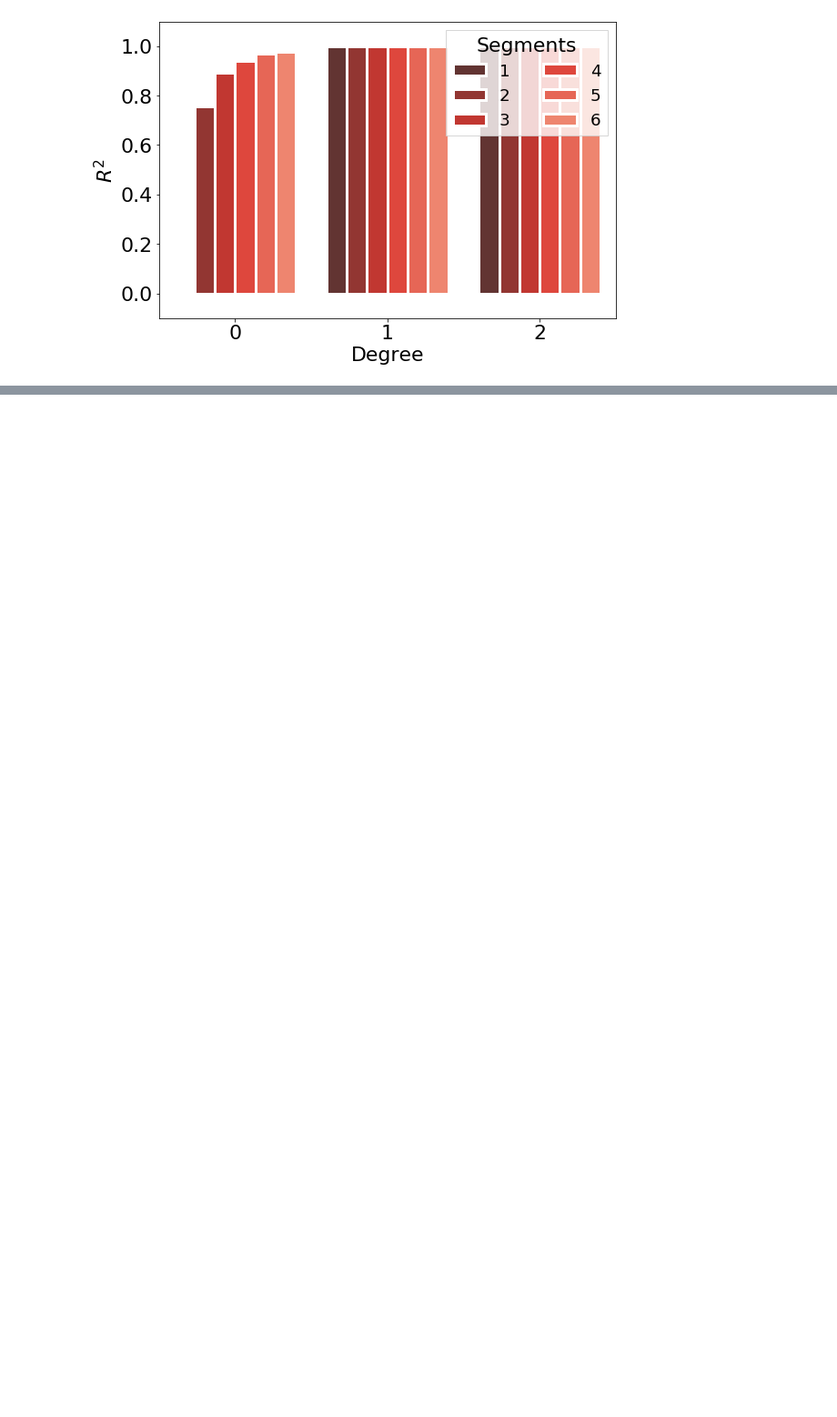
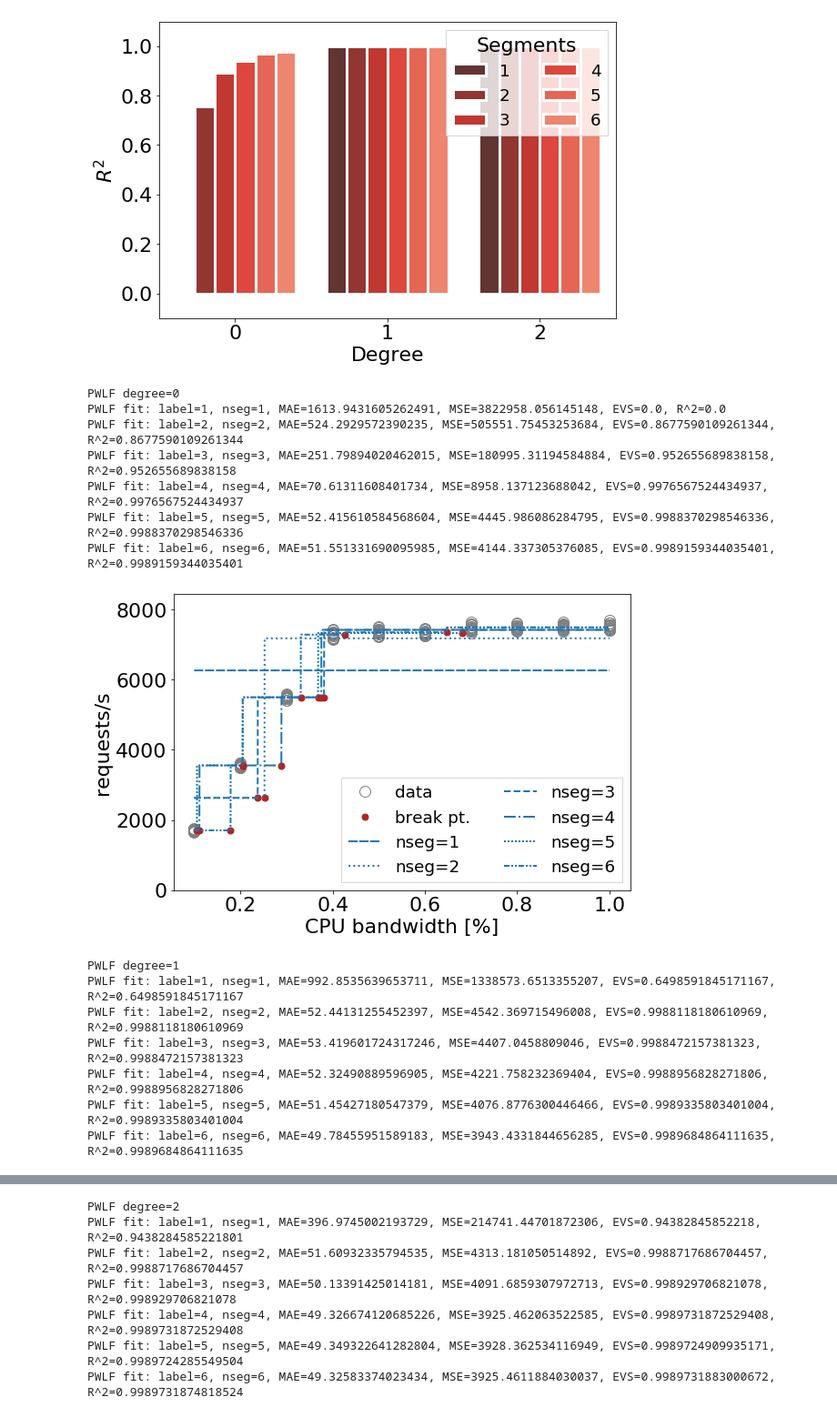
Before and after one commit to sndzoo/analysis, a Jupyter notebook: pwl_approx_analysis-basic.ipynb, the cells around one changed output, grey strips where cells are left out. Shown at 91% size. Cells and saved outputs as stored; diff of their text form; code cells hidden in the pictures; blank space fills up the shorter version.

Commit message:
Added plots for WEB datasets
Signed-off-by: peusterm <manuel.peuster@uni-paderborn.de>

```diff
--- a/pwl_approx_analysis-basic.ipynb
+++ b/pwl_approx_analysis-basic.ipynb
@@ -687,3 +675,23 @@ analyse_errors(df_err)
 [figure]
 [figure]
 [figure]
+# %%
+d = select(dfs[3].copy(), {"req_size": 0, "memory": 64})
+df_err = analyse_fits(d, "cpu_bw", "req_per_sec", name="ds-web01", x_label="CPU bandwidth [%]", y_label="requests/s")
+df_err
+# %% [output]
+PWLF degree=0
+PWLF fit: label=1, nseg=1, MAE=1613.9431605262491, MSE=3822958.056145148, EVS=0.0, R^2=0.0
+PWLF fit: label=2, nseg=2, MAE=524.2929572390235, MSE=505551.75453253684, EVS=0.8677590109261344, R^2=0.8677590109261344
+PWLF fit: label=3, nseg=3, MAE=251.79894020462015, MSE=180995.31194584884, EVS=0.952655689838158, R^2=0.952655689838158
+PWLF fit: label=4, nseg=4, MAE=70.61311608401734, MSE=8958.137123688042, EVS=0.9976567524434937, R^2=0.9976567524434937
+PWLF fit: label=5, nseg=5, MAE=52.415610584568604, MSE=4445.986086284795, EVS=0.9988370298546336, R^2=0.9988370298546336
+PWLF fit: label=6, nseg=6, MAE=51.551331690095985, MSE=4144.337305376085, EVS=0.9989159344035401, R^2=0.9989159344035401
+[figure, added]
+PWLF degree=1
+PWLF fit: label=1, nseg=1, MAE=992.8535639653711, MSE=1338573.6513355207, EVS=0.6498591845171167, R^2=0.6498591845171167
+PWLF fit: label=2, nseg=2, MAE=52.44131255452397, MSE=4542.369715496008, EVS=0.9988118180610969, R^2=0.9988118180610969
+PWLF fit: label=3, nseg=3, MAE=53.419601724317246, MSE=4407.0458809046, EVS=0.9988472157381323, R^2=0.9988472157381323
+PWLF fit: label=4, nseg=4, MAE=52.32490889596905, MSE=4221.758232369404, EVS=0.9988956828271806, R^2=0.9988956828271806
+PWLF fit: label=5, nseg=5, MAE=51.45427180547379, MSE=4076.8776300446466, EVS=0.9989335803401004, R^2=0.9989335803401004
+PWLF fit: label=6, nseg=6, MAE=49.78455951589183, MSE=3943.4331844656285, EVS=0.9989684864111635, R^2=0.9989684864111635
@@ -689,0 +699,7 @@ analyse_errors(df_err)
+PWLF degree=2
+PWLF fit: label=1, nseg=1, MAE=396.9745002193729, MSE=214741.44701872306, EVS=0.94382845852218, R^2=0.9438284585221801
+PWLF fit: label=2, nseg=2, MAE=51.60932335794535, MSE=4313.181050514892, EVS=0.9988717686704457, R^2=0.9988717686704457
+PWLF fit: label=3, nseg=3, MAE=50.13391425014181, MSE=4091.6859307972713, EVS=0.998929706821078, R^2=0.998929706821078
+PWLF fit: label=4, nseg=4, MAE=49.326674120685226, MSE=3925.462063522585, EVS=0.9989731872529408, R^2=0.9989731872529408
+PWLF fit: label=5, nseg=5, MAE=49.349322641282804, MSE=3928.362534116949, EVS=0.9989724909935171, R^2=0.9989724285549504
+PWLF fit: label=6, nseg=6, MAE=49.32583374023434, MSE=3925.4611884030037, EVS=0.9989731883000672, R^2=0.9989731874818524
```
Also changed, not shown: parts of 9 cells of this notebook, 21 other files.
